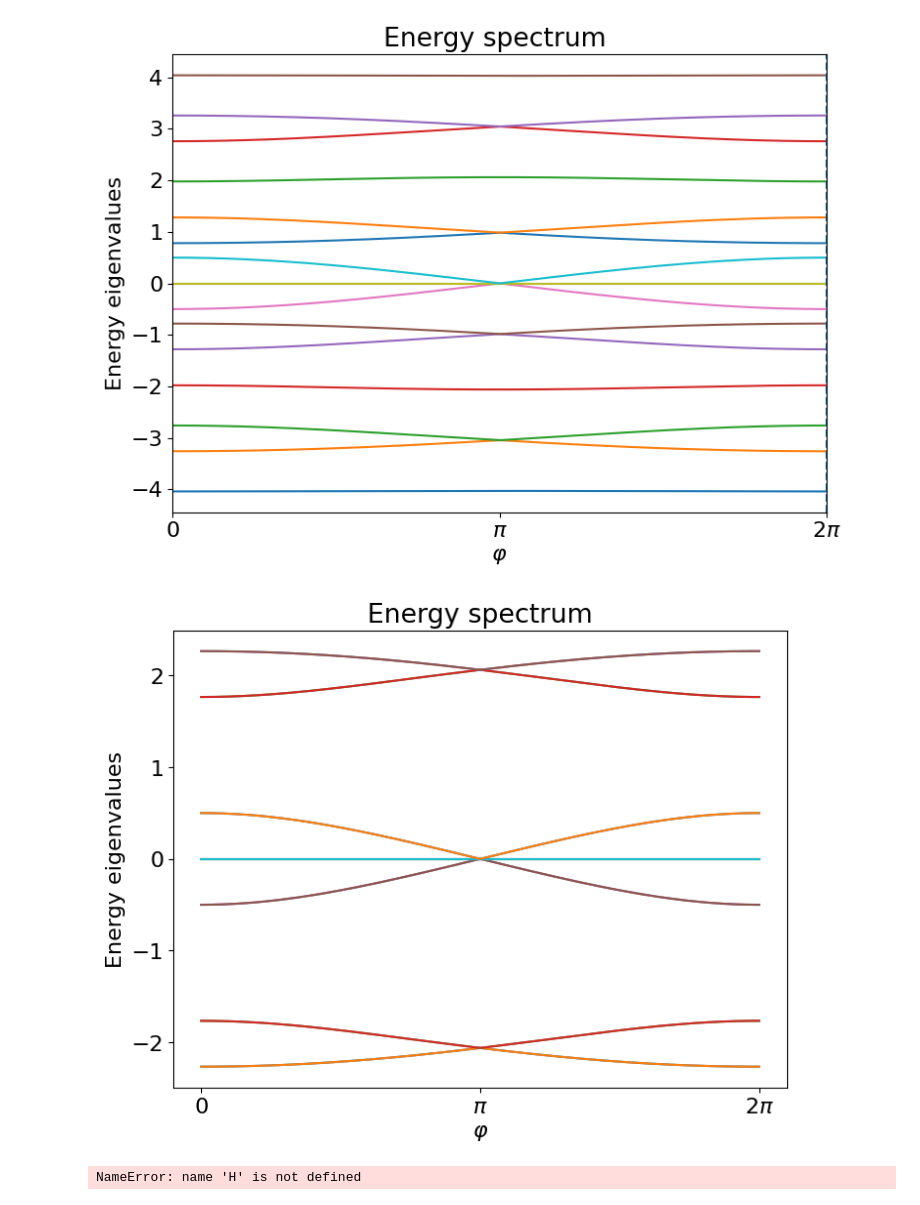
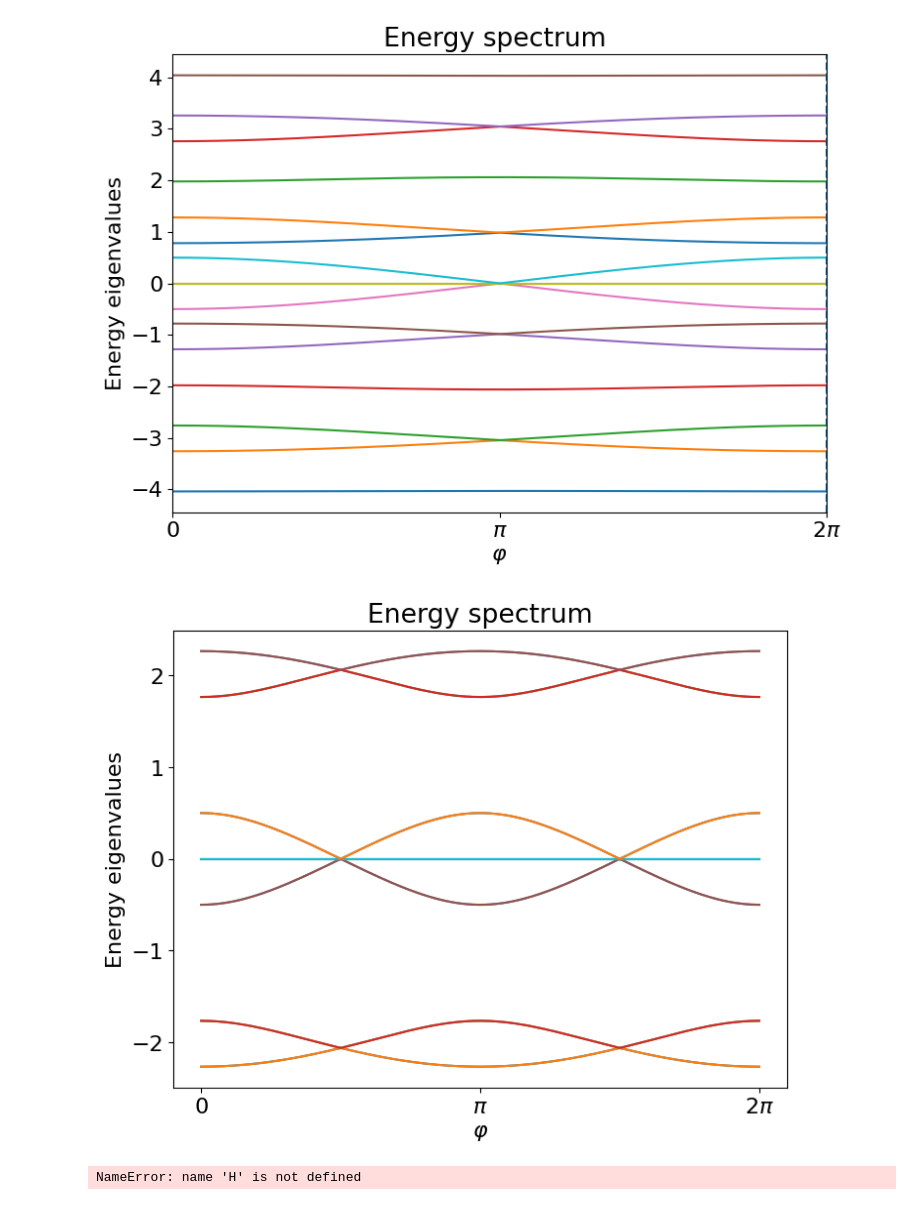
Before and after one commit to oscartq/qsim_mzm, a Jupyter notebook: energy/energy-jj.ipynb, the cells around one changed output. Drawn from its saved outputs; the diff is of its cells as text; code cells hidden in the pictures.

Commit message:
changes to the energy code and generated new figures for the report

```diff
--- a/energy/energy-jj.ipynb
+++ b/energy/energy-jj.ipynb
@@ -140,8 +140,8 @@ levels = np.zeros((len(phi_list), n))
 # Loop over phi values, bind parameters, diagonalize, and store lowest two levels
 for i, phi in enumerate(phi_list):
     # pairing phases
-    delta0 = np.exp(-0.5j * phi)
-    delta1 = np.exp(+0.5j * phi)
+    delta0 = np.exp(-1.0j * phi)
+    delta1 = np.exp(+1.0j * phi)
     t0 = delta0
     t1 = delta1
 
@@ -150,34 +150,34 @@ for i, phi in enumerate(phi_list):
     bind_map.update({t_param[0]: t0, t_param[1]: t1})
     bind_map.update({delta_param[0]: delta0, delta_param[1]: delta1})
     bind_map[tc_param] = tc
 
     # get numeric Hamiltonian and eigenvalues
     H_num = H_param.bind_parameters(bind_map).to_matrix()
     eigs  = np.linalg.eigvalsh(H_num)
     # save two lowest levels
     # select the 4 eigenvalues nearest to zero (smallest |E|)
     selected = np.argsort(np.abs(eigs))[:4]
     # sort these so plotting is ordered from lowest to highest
     levels[i, :] = eigs[:]#eigs[selected]
 
 # Plot the selected energy levels vs varphi
 plt.figure(figsize=(8,6))
 for j in range(n):
     plt.plot(phi_list, levels[:, j], label=fr'$E_{{{j+1}}}(\varphi)$')
 
 # Label x-axis with varphi ticks at multiples of 2π
 ticks = [0, np.pi, 2*np.pi]
 labels = [r'$0$', r'$\pi$', r'$2\pi$']
 plt.xticks(ticks, labels)
 
 plt.xlabel(r'$\varphi$')  # use varphi
 plt.ylabel('Energy eigenvalues')
 #plt.legend()
 plt.title(r'Energy spectrum')
 plt.savefig("figures/energy/spectrum02pi_sweet_spot_spin.pdf")
 plt.show()
 # %% [output]
-[figure, old version]
+[figure, new version]
 # %%
 # p is our parameter over different initial states
 p_vals = np.linspace(0, 1, 20)
```
Also changed, not shown: 15 other files.
